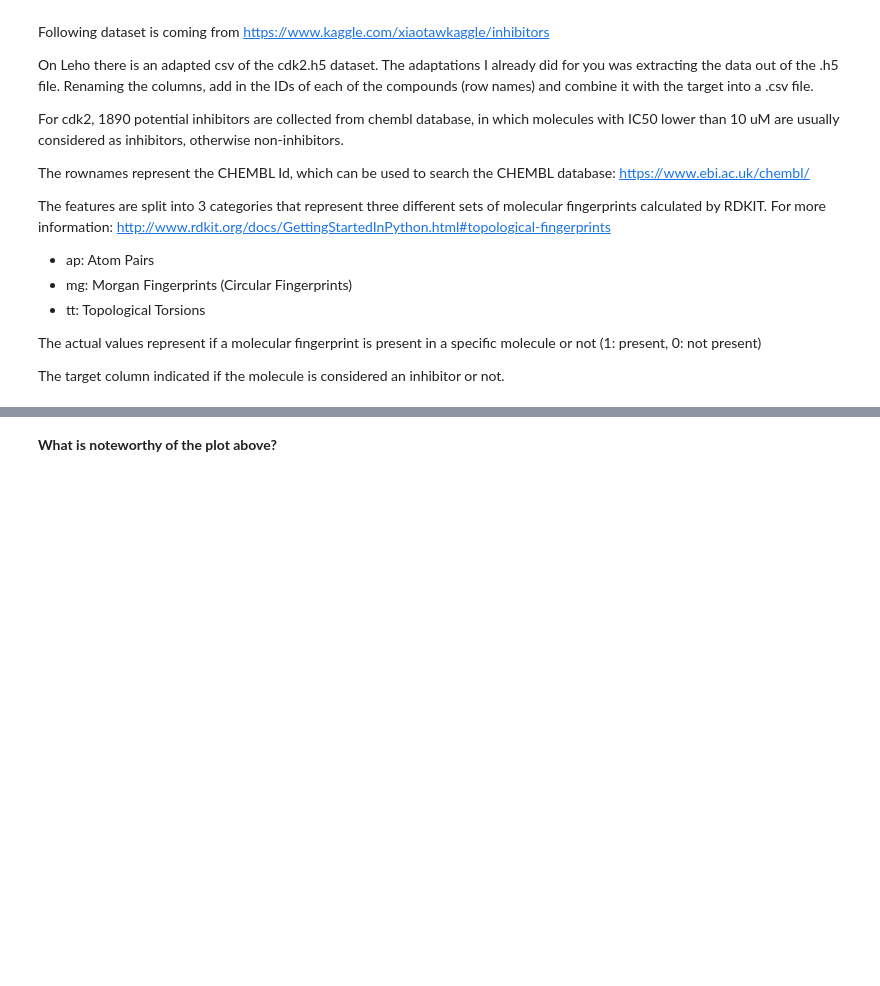
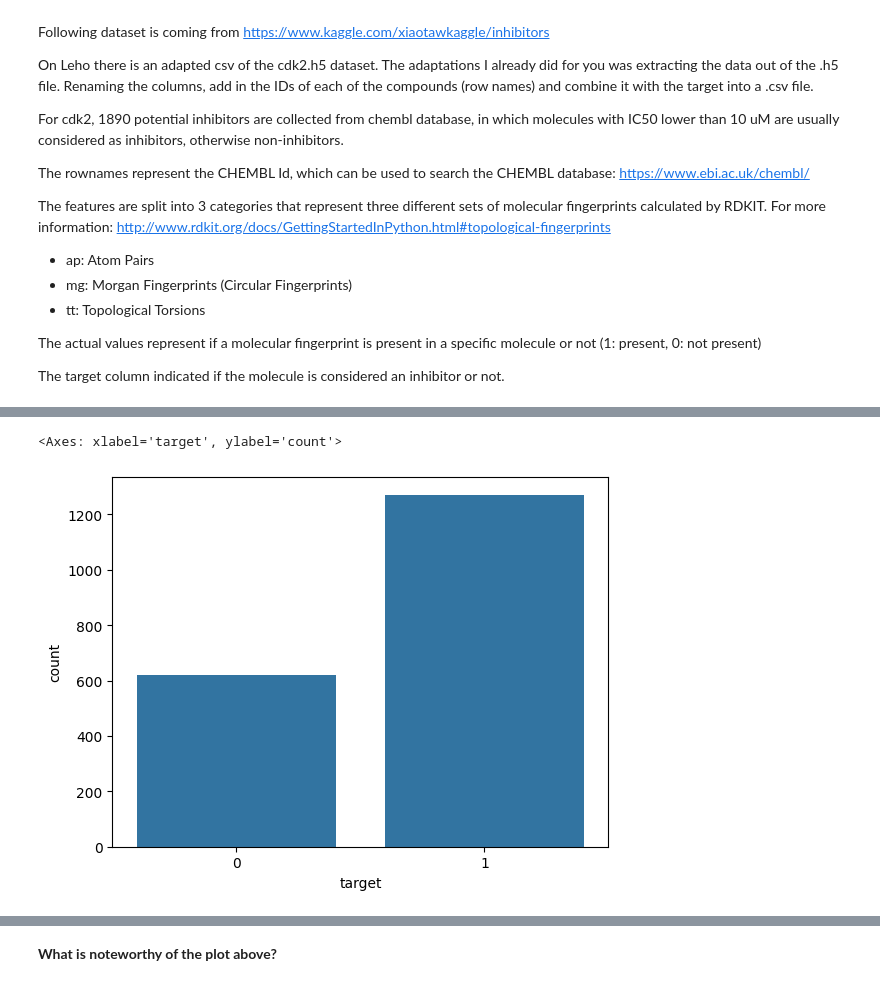
Before and after one commit to MarieHannaert/BIT07-Machine_learning, a Jupyter notebook: exercises/03 - Naive Bayes.ipynb, the cells around one changed output, grey strips where cells are left out. Cells and saved outputs as stored; diff of their text form; code cells hidden in the pictures; blank space fills up the shorter version.

Commit message:
adding updates on demos and exercises

```diff
--- a/exercises/03 - Naive Bayes.ipynb
+++ b/exercises/03 - Naive Bayes.ipynb
@@ -28,5 +29,6 @@ The actual values represent if a molecular fingerprint is present in a specific
 The target column indicated if the molecule is considered an inhibitor or not.
 # %%
 # Read in the data, because we have row names in our dataset, use pd.read_csv('filename.csv',index_col=0)
-
+data = pd.read_csv('../exercises/data/cdk2.csv',index_col=0)
 # Take a look at the first rows of the dataframe
+data.head()
@@ -35,4 +57,8 @@ The target column indicated if the molecule is considered an inhibitor or not.
 # %%
 # Plot the counts of the target column using  a seaborn countplot
+sns.countplot(data, x="target")
+# %% [output]
+<Axes: xlabel='target', ylabel='count'>
+[figure, added]
 # %%
 # Plot a countplot of the first feature column (ap_1)
```
Also changed, not shown: parts of 22 cells of this notebook, 4 other files.
